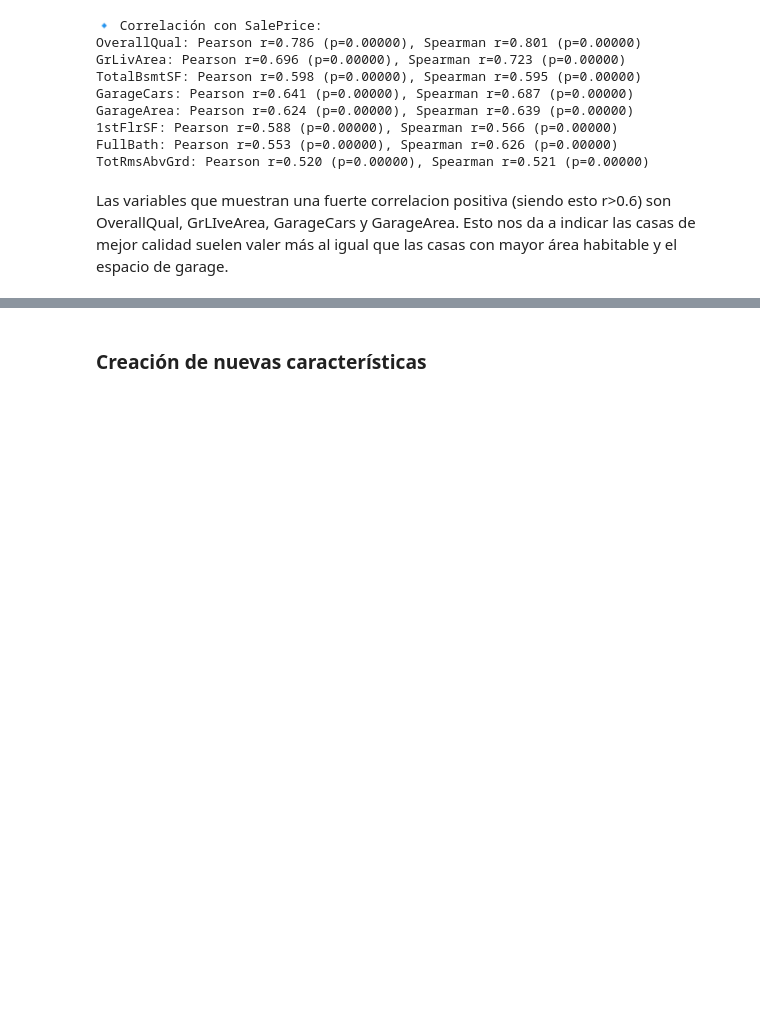
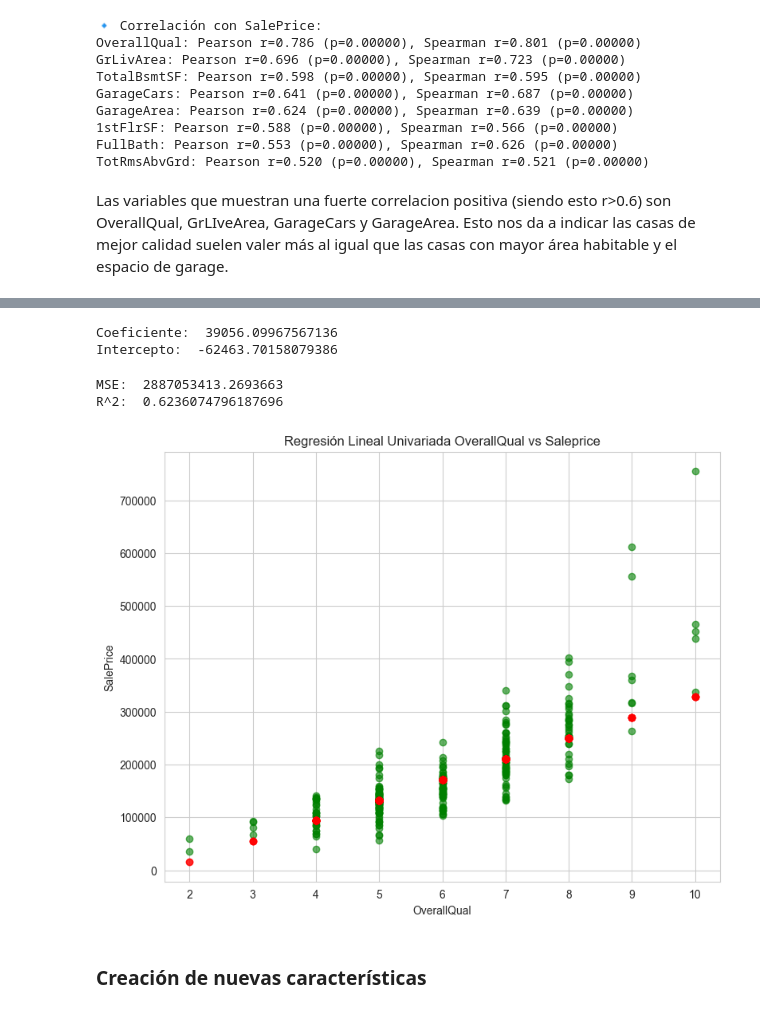
Before and after one commit to tsc221645/CC_3074_Proyecto_2, a Jupyter notebook: initial_analysis.ipynb, the cells around one changed output, grey strips where cells are left out. Drawn from its saved outputs; the diff is of its cells as text; code cells hidden in the pictures; blank space fills up the shorter version.

Commit message:
Agregar modelo lineal univariado

```diff
--- a/initial_analysis.ipynb
+++ b/initial_analysis.ipynb
@@ -489,0 +495,2 @@ Las variables que muestran una fuerte correlacion positiva (siendo esto r>0.6) s
+# %%
+df_test = pd.read_csv('data/test_set.csv') # cargar el set de prueba
@@ -490,3 +510,47 @@ Las variables que muestran una fuerte correlacion positiva (siendo esto r>0.6) s
+# %%
+from sklearn.linear_model import LinearRegression
+from sklearn.metrics import mean_squared_error, r2_score
+
+# especificar los datos de entrenamiento
+X_train = df_train_cleaned[['OverallQual']]
+Y_train = df_train_cleaned['SalePrice']
+
+# especificar los datos de testing
+X_test = df_test[['OverallQual']]
+Y_test = df_test['SalePrice']
+
+model = LinearRegression() # instanciar el modelo
+model.fit(X=X_train, y=Y_train) # entrenar
+
+print("Coeficiente: ", model.coef_[0])
+print("Intercepto: ", model.intercept_)
+# %% [output]
+Coeficiente:  39056.09967567136
+Intercepto:  -62463.70158079386
+# %%
+# realizar predicciones
+Y_pred = model.predict(X_test)
+# %%
+# comparar con los datos de test
+mse = mean_squared_error(Y_test, Y_pred)
+r2 = r2_score(Y_test, Y_pred)
+
+print("MSE: ", mse)
+print("R^2: ", r2)
+# %% [output]
+MSE:  2887053413.2693663
+R^2:  0.6236074796187696
+# %%
+# visualizar los datos
+plt.figure(figsize=(9, 7))
+plt.scatter(X_test, Y_test, color='green', label='Valores Reales', alpha=0.6)
+plt.scatter(X_test, Y_pred, color='red', label='Valores Predichos', alpha=0.6)
+plt.xlabel('OverallQual')
+plt.ylabel('SalePrice')
+plt.title('Regresión Lineal Univariada OverallQual vs Saleprice')
+plt.show()
+# %% [output]
+[figure, added]
 # %% [markdown]
 ### Creación de nuevas características
 # %% [markdown]
```
Also changed, not shown: parts of 4 cells of this notebook.
